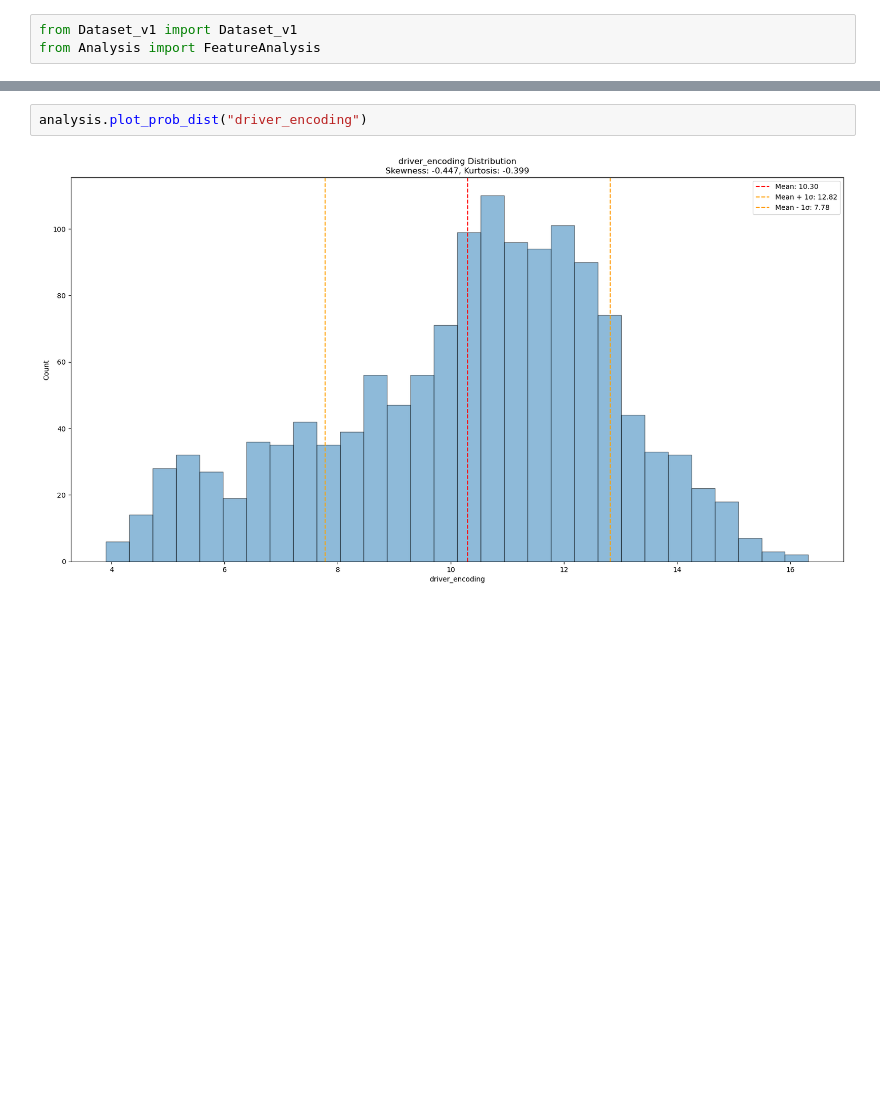
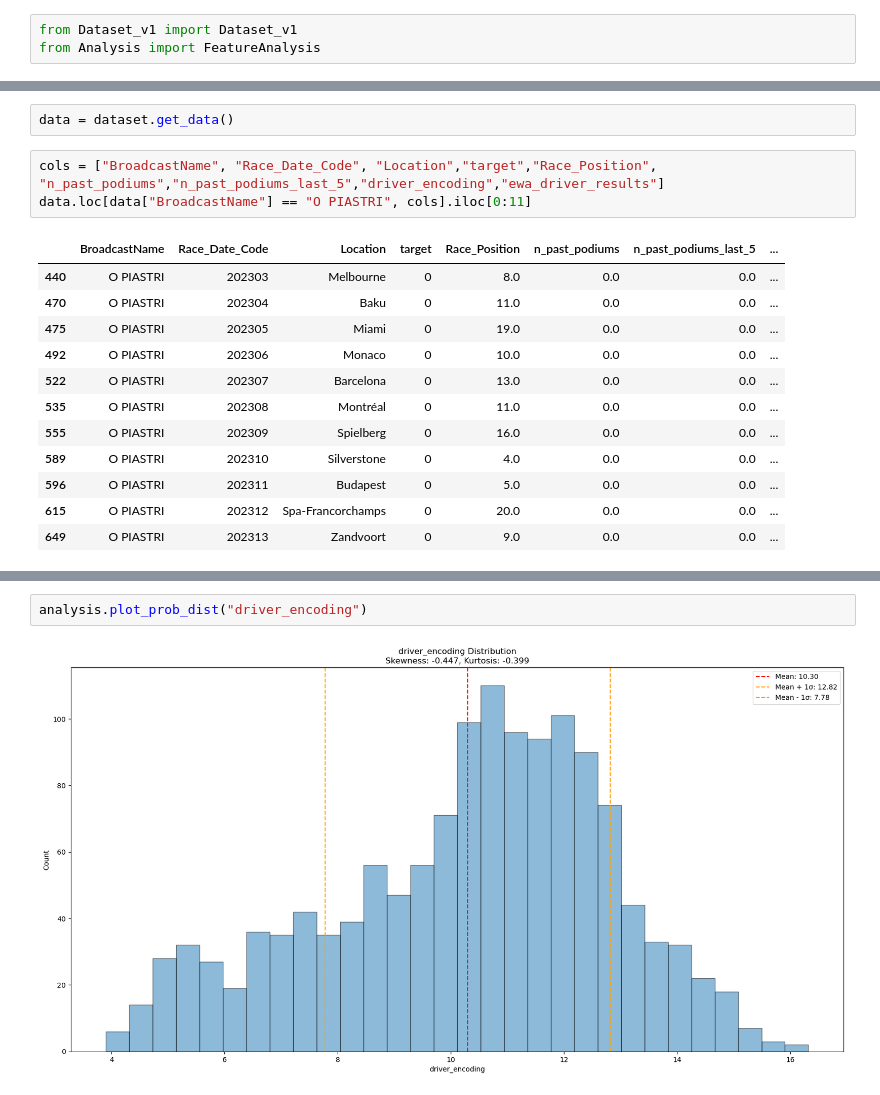
Before and after one commit to rohank36/f1, a Jupyter notebook: experiment.ipynb, the cells around one changed output, grey strips where cells are left out. Cells and saved outputs as stored; diff of their text form; blank space fills up the shorter version.

```diff
--- a/experiment.ipynb
+++ b/experiment.ipynb
@@ -8,6 +8,24 @@ analysis = FeatureAnalysis(dataset)
 # %% [output]
 Non numeric features:
  ['BroadcastName', 'TeamName', 'Country', 'Location']
+# %%
+data = dataset.get_data()
+# %%
+cols = ["BroadcastName", "Race_Date_Code", "Location","target","Race_Position", "n_past_podiums","n_past_podiums_last_5","driver_encoding","ewa_driver_results"]
+data.loc[data["BroadcastName"] == "O PIASTRI", cols].iloc[0:11]
+# %% [output]
+|  | BroadcastName | Race_Date_Code | Location | target | Race_Position | n_past_podiums | n_past_podiums_last_5 | ... |
+| 440 | O PIASTRI | 202303 | Melbourne | 0 | 8.0 | 0.0 | 0.0 | ... |
+| 470 | O PIASTRI | 202304 | Baku | 0 | 11.0 | 0.0 | 0.0 | ... |
+| 475 | O PIASTRI | 202305 | Miami | 0 | 19.0 | 0.0 | 0.0 | ... |
+| 492 | O PIASTRI | 202306 | Monaco | 0 | 10.0 | 0.0 | 0.0 | ... |
+| 522 | O PIASTRI | 202307 | Barcelona | 0 | 13.0 | 0.0 | 0.0 | ... |
+| 535 | O PIASTRI | 202308 | Montréal | 0 | 11.0 | 0.0 | 0.0 | ... |
+| 555 | O PIASTRI | 202309 | Spielberg | 0 | 16.0 | 0.0 | 0.0 | ... |
+| 589 | O PIASTRI | 202310 | Silverstone | 0 | 4.0 | 0.0 | 0.0 | ... |
+| 596 | O PIASTRI | 202311 | Budapest | 0 | 5.0 | 0.0 | 0.0 | ... |
+| 615 | O PIASTRI | 202312 | Spa-Francorchamps | 0 | 20.0 | 0.0 | 0.0 | ... |
+| 649 | O PIASTRI | 202313 | Zandvoort | 0 | 9.0 | 0.0 | 0.0 | ... |
 # %%
 analysis.select_features()
 # %% [output]
```
Also changed, not shown: parts of 6 cells of this notebook, 7 other files.
